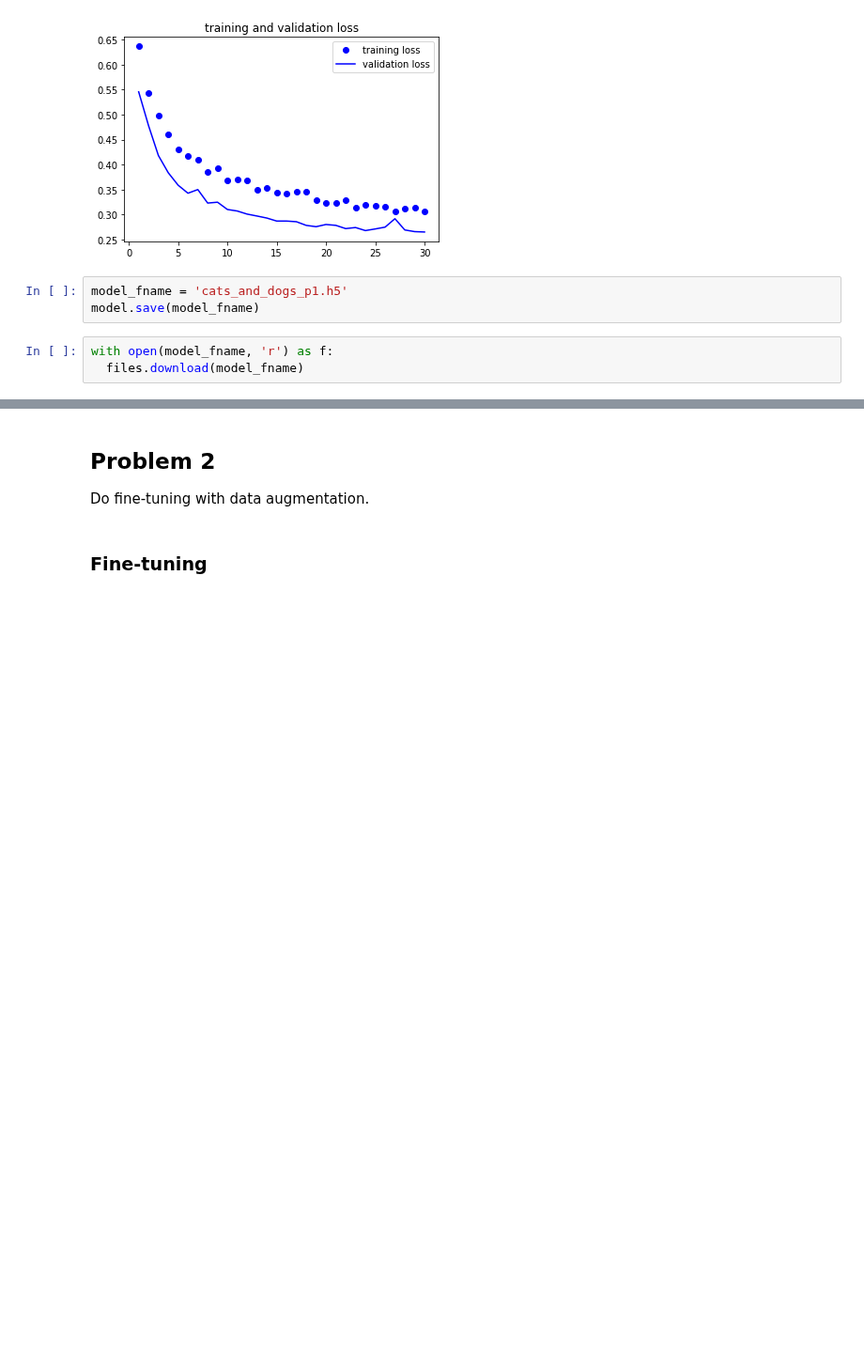
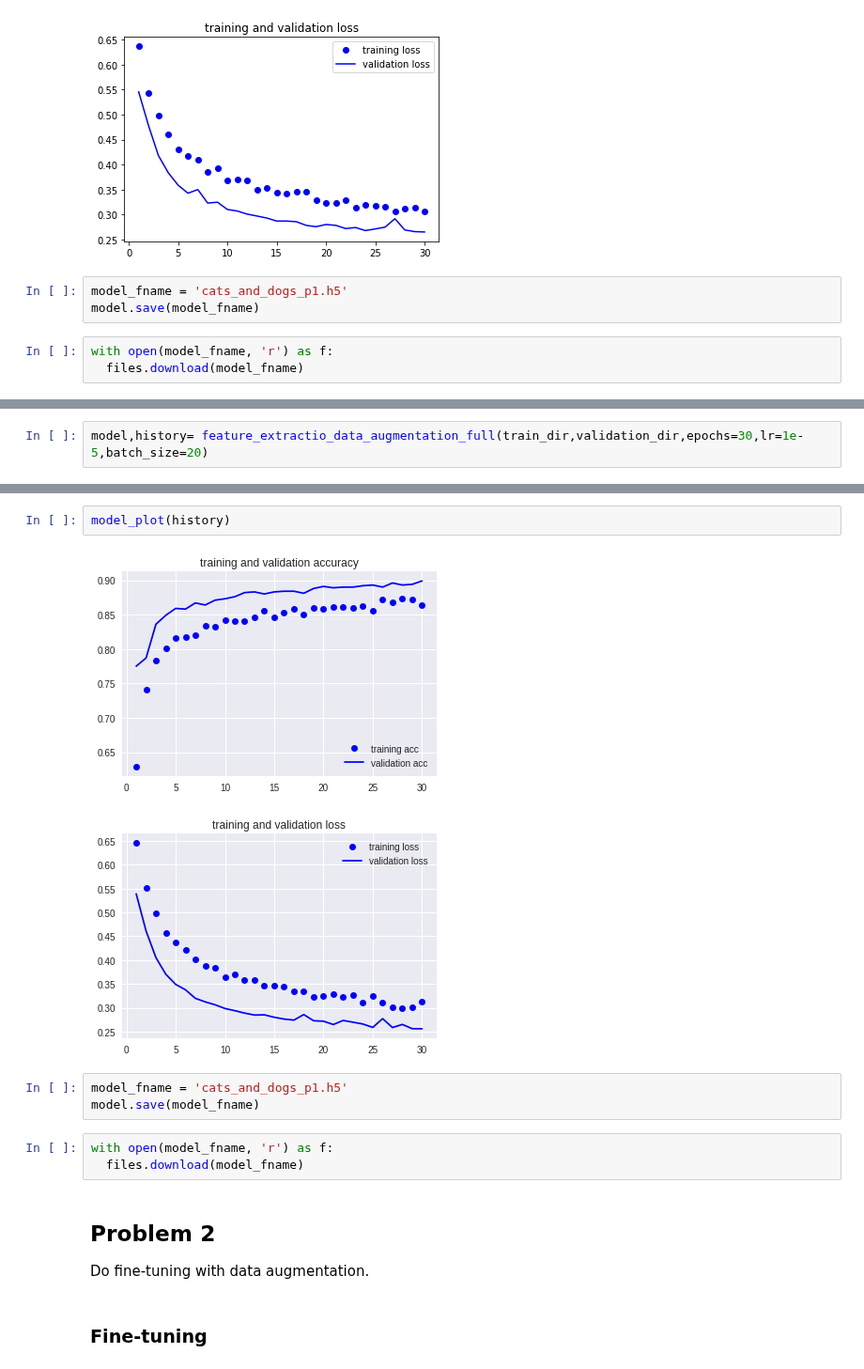
Before and after one commit to rvalienter90/UCF, a Jupyter notebook: CAP-5610_MACHINE LEARNING/HW3/HW3.ipynb, the cells around one changed output, grey strips where cells are left out. Shown at 94% size. Saved outputs shown, nothing was run; the diff lists cells and outputs as text; blank space fills up the shorter version.

```diff
--- a/CAP-5610_MACHINE LEARNING/HW3/HW3.ipynb
+++ b/CAP-5610_MACHINE LEARNING/HW3/HW3.ipynb
@@ -492,0 +797,2 @@ plt.show()
+# %%
+model,history= feature_extractio_data_augmentation_full(train_dir,validation_dir,epochs=30,lr=1e-5,batch_size=20)
@@ -493,3 +817,14 @@ plt.show()
+# %%
+model_plot(history)
+# %% [output]
+[figure, added]
+[figure, added]
+# %%
+model_fname = 'cats_and_dogs_p1.h5'
+model.save(model_fname)
+# %%
+with open(model_fname, 'r') as f:
+  files.download(model_fname)
 # %% [markdown]
 ## Problem 2
 
```
Also changed, not shown: parts of 55 cells of this notebook.
